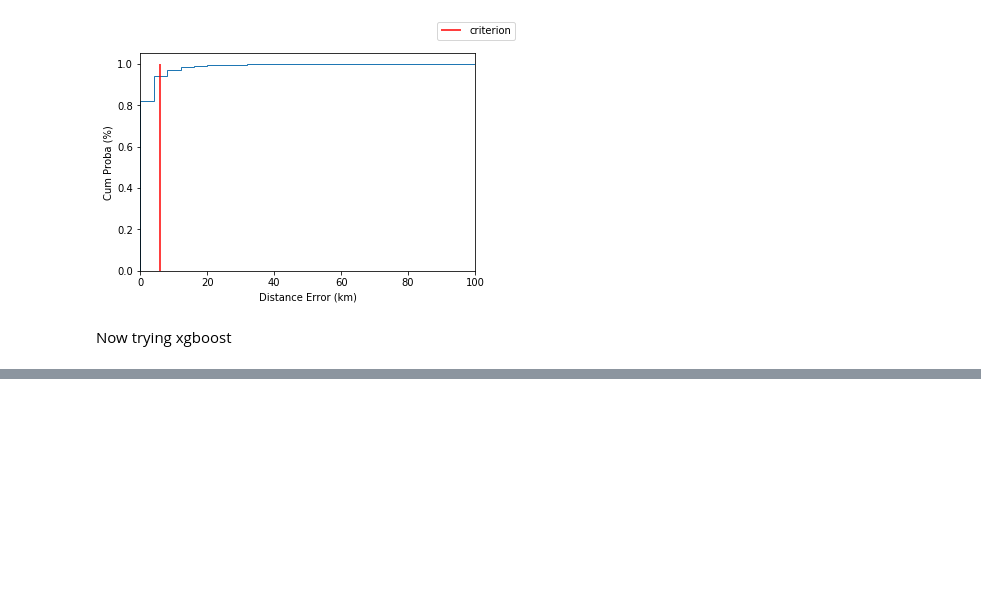
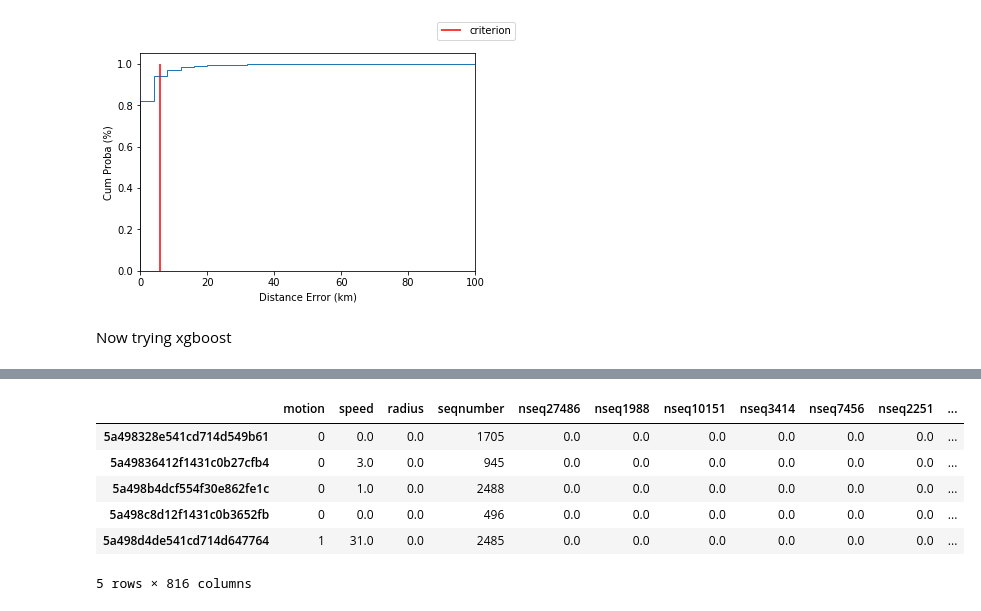
Before and after one commit to vcharvet/geoloc-challenge, a Jupyter notebook: notebooks/feature_engineering.ipynb, the cells around one changed output, grey strips where cells are left out. Saved outputs shown, nothing was run; the diff lists cells and outputs as text; code cells hidden in the pictures; blank space fills up the shorter version.

```diff
--- a/notebooks/feature_engineering.ipynb
+++ b/notebooks/feature_engineering.ipynb
@@ -250,0 +333,14 @@ xgb.fit(x_train, y_train, eval_metric=vincenty_vec)
+# %%
+dtid_ohe = pd.get_dummies(X_test['dtid'])
+X_test.drop('dtid', axis=1, inplace=True)
+X_test = pd.concat([X_test, dtid_ohe], axis=1)
+
+X_test.head()
+# %% [output]
+|  | motion | speed | radius | seqnumber | nseq27486 | nseq1988 | nseq10151 | nseq3414 | nseq7456 | nseq2251 | ... |
+| 5a498328e541cd714d549b61 | 0 | 0.0 | 0.0 | 1705 | 0.0 | 0.0 | 0.0 | 0.0 | 0.0 | 0.0 | ... |
+| 5a49836412f1431c0b27cfb4 | 0 | 3.0 | 0.0 | 945 | 0.0 | 0.0 | 0.0 | 0.0 | 0.0 | 0.0 | ... |
+| 5a498b4dcf554f30e862fe1c | 0 | 1.0 | 0.0 | 2488 | 0.0 | 0.0 | 0.0 | 0.0 | 0.0 | 0.0 | ... |
+| 5a498c8d12f1431c0b3652fb | 0 | 0.0 | 0.0 | 496 | 0.0 | 0.0 | 0.0 | 0.0 | 0.0 | 0.0 | ... |
+| 5a498d4de541cd714d647764 | 1 | 31.0 | 0.0 | 2485 | 0.0 | 0.0 | 0.0 | 0.0 | 0.0 | 0.0 | ... |
+5 rows × 816 columns
```
Also changed, not shown: parts of 15 cells of this notebook.
